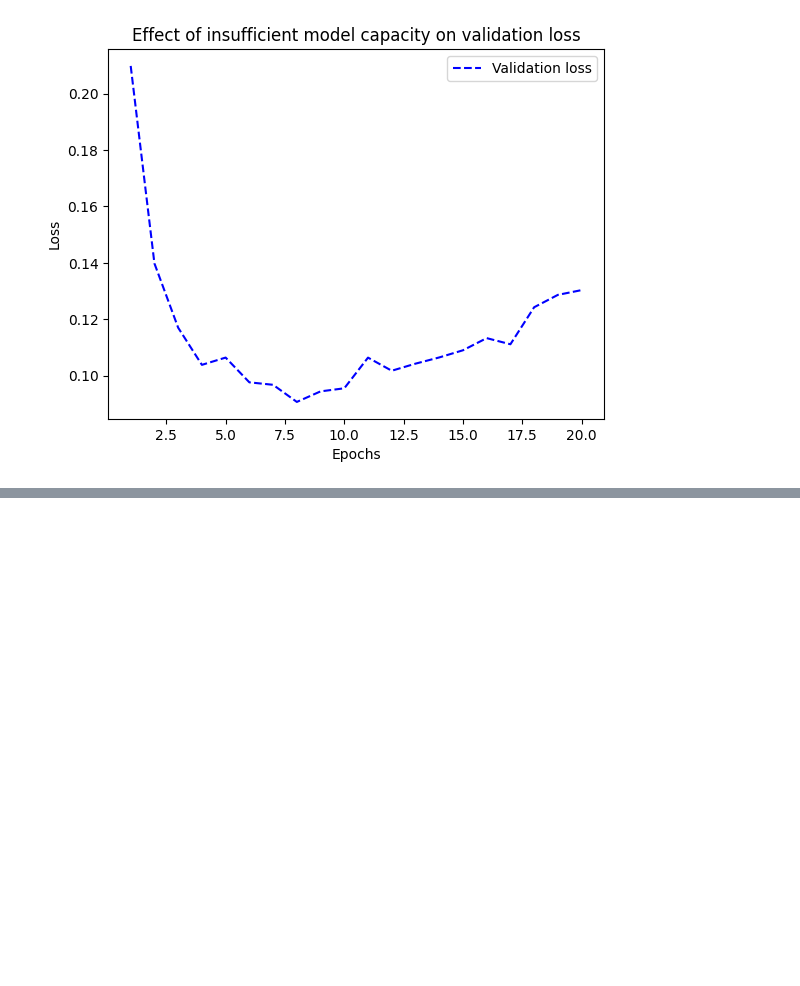
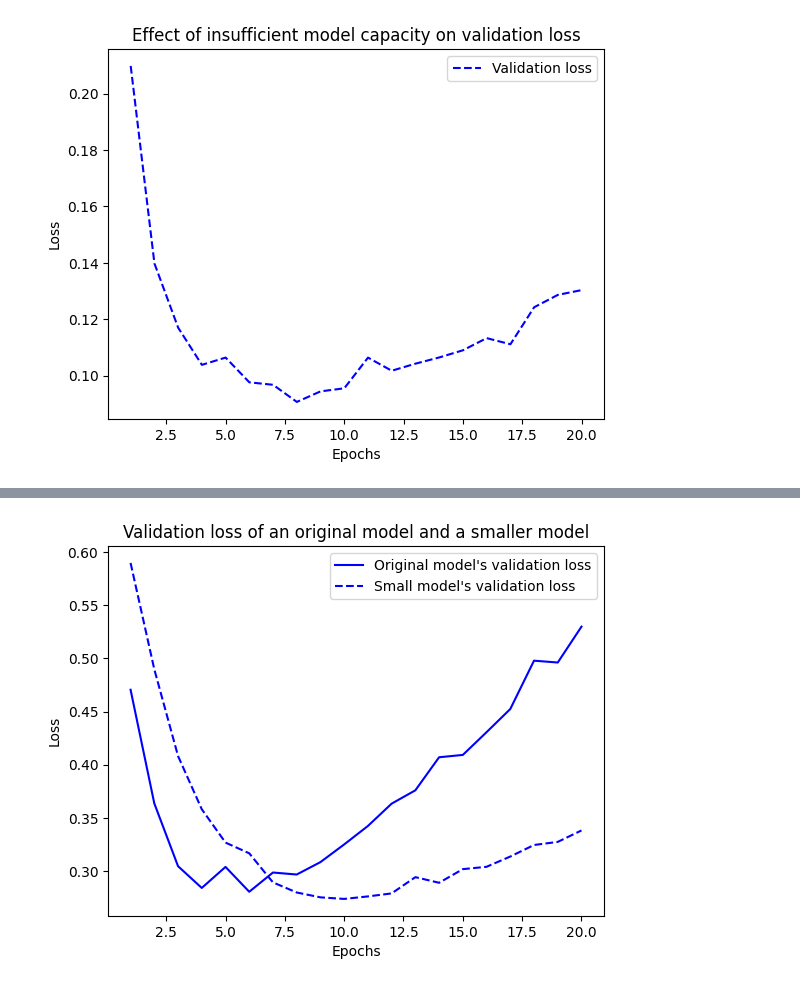
Before and after one commit to Yush1nk1m/ML_and_DL, a Jupyter notebook: Codes/Chapter05.ipynb, the cells around one changed output, grey strips where cells are left out. Saved outputs shown, nothing was run; the diff lists cells and outputs as text; code cells hidden in the pictures; blank space fills up the shorter version.

```diff
--- a/Codes/Chapter05.ipynb
+++ b/Codes/Chapter05.ipynb
@@ -347,3 +347,8 @@ plt.legend()
 plt.show()
 # %% [output]
 [figure]
+# %%
+from tensorflow.keras.datasets import imdb
+
+(train_data, train_labels), _ = imdb.load_data(num_words=10000)
+train_data[:5]
@@ -350,5 +362,6 @@ plt.show()
 # %%
 from tensorflow.keras.datasets import imdb
+import numpy as np
 
 (train_data, train_labels), _ = imdb.load_data(num_words=10000)
 
@@ -358,3 +371,15 @@ def vectorize_sequences(sequences, dimension=10000):
         results[i, sequence] = 1.
     return results
 train_data = vectorize_sequences(train_data)
+
+model = keras.Sequential([
+    layers.Dense(16, activation="relu"),
+    layers.Dense(16, activation="relu"),
+    layers.Dense(1, activation="sigmoid")
+])
+
+model.compile(optimizer="rmsprop",
+              loss="binary_crossentropy",
+              metrics=["accuracy"])
+
+history_original = model.fit(train_data, train_labels, epochs=20, batch_size=512, validation_split=0.4)
@@ -360,0 +404,15 @@ train_data = vectorize_sequences(train_data)
+# %%
+model = keras.Sequential([
+    layers.Dense(4, activation="relu"),
+    layers.Dense(4, activation="relu"),
+    layers.Dense(1, activation="sigmoid")
+])
+
+model.compile(optimizer="rmsprop",
+              loss="binary_crossentropy",
+              metrics=["accuracy"])
+
+history_small_model = model.fit(
+    train_data, train_labels,
+    epochs=20, batch_size=512, validation_split=0.4
+)
@@ -360,0 +437,14 @@ train_data = vectorize_sequences(train_data)
+# %%
+original_val_loss = history_original.history["val_loss"]
+small_val_loss = history_small_model.history["val_loss"]
+epochs = range(1, 21)
+
+plt.plot(epochs, original_val_loss, "b-", label="Original model's validation loss")
+plt.plot(epochs, small_val_loss, "b--", label="Small model's validation loss")
+plt.title("Validation loss of an original model and a smaller model")
+plt.xlabel("Epochs")
+plt.ylabel("Loss")
+plt.legend()
+plt.show()
+# %% [output]
+[figure, added]
```
Also changed, not shown: parts of 10 cells of this notebook, 5 other files.
